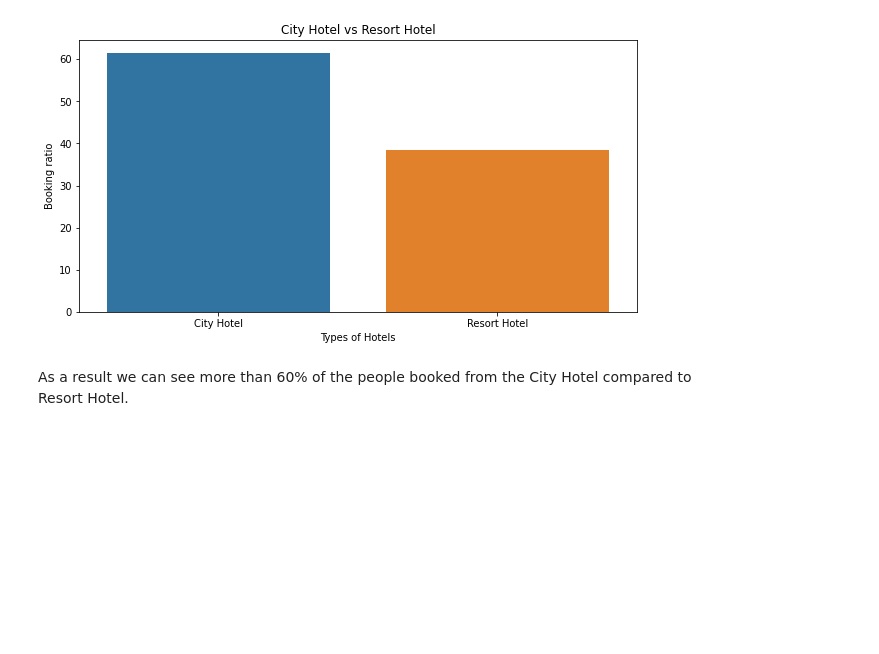
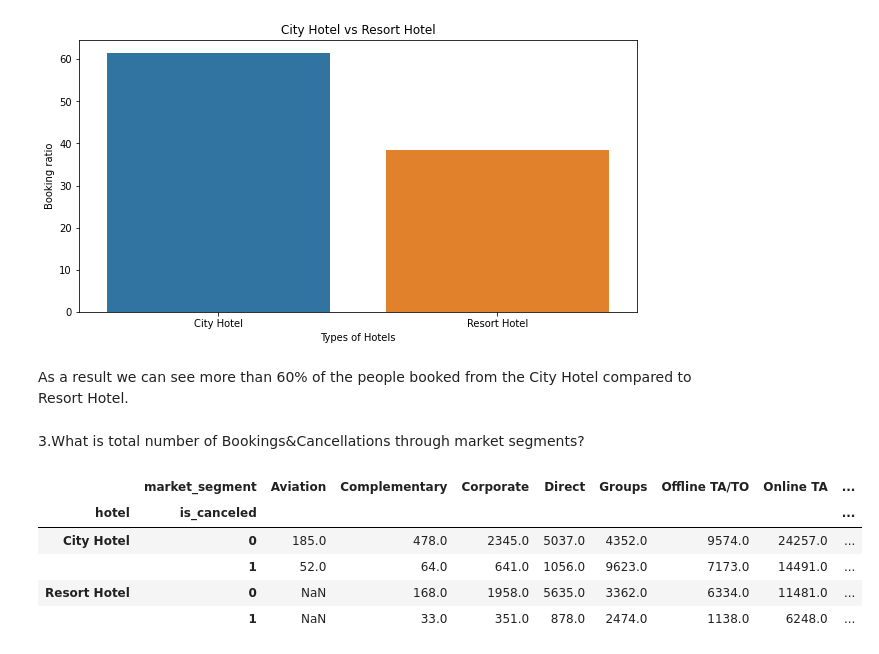
Before and after one commit to Nishajha2/Hotel-Booking-Analysis-Capstone-Project-1, a Jupyter notebook: Copy_of_Hotel_Booking_Analysis_Capstone_Project.ipynb, the cells around one changed output. Saved outputs shown, nothing was run; the diff lists cells and outputs as text; code cells hidden in the pictures; blank space fills up the shorter version.

```diff
--- a/Copy_of_Hotel_Booking_Analysis_Capstone_Project.ipynb
+++ b/Copy_of_Hotel_Booking_Analysis_Capstone_Project.ipynb
@@ -222,3 +222,16 @@ plt.show()
 [figure]
 # %% [markdown]
 As a result we can see more than 60% of the people booked from the City Hotel compared to Resort Hotel.
+# %% [markdown]
+3.What is total number of Bookings&Cancellations through market segments?
+# %%
+ # By grouping the columns we will get the required data
+Segments_df = Column_required.groupby(['hotel', 'is_canceled',"market_segment"])['is_canceled'].count().unstack()
+Segments_df
+# %% [output]
+|  | market_segment | Aviation | Complementary | Corporate | Direct | Groups | Offline TA/TO | Online TA | ... |
+| hotel | is_canceled |  |  |  |  |  |  |  | ... |
+| City Hotel | 0 | 185.0 | 478.0 | 2345.0 | 5037.0 | 4352.0 | 9574.0 | 24257.0 | ... |
+|  | 1 | 52.0 | 64.0 | 641.0 | 1056.0 | 9623.0 | 7173.0 | 14491.0 | ... |
+| Resort Hotel | 0 | NaN | 168.0 | 1958.0 | 5635.0 | 3362.0 | 6334.0 | 11481.0 | ... |
+|  | 1 | NaN | 33.0 | 351.0 | 878.0 | 2474.0 | 1138.0 | 6248.0 | ... |
```
Also changed, not shown: parts of 2 cells of this notebook.
